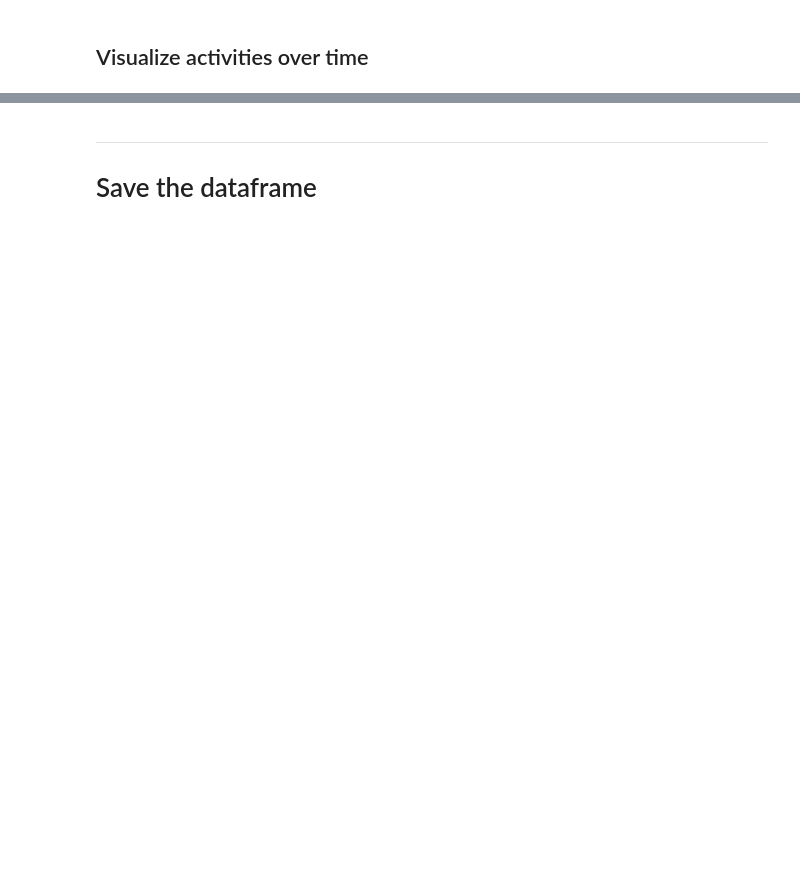
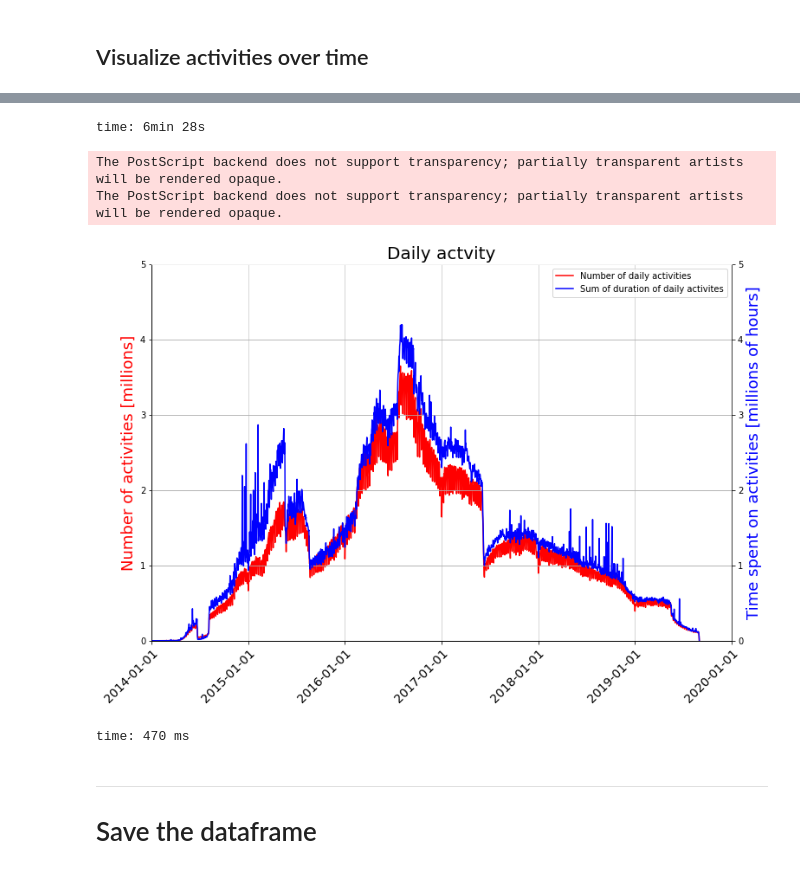
Before and after one commit to wojciechdk/Music_Spring_2021, a Jupyter notebook: documentation/notebooks/initial_statistics.ipynb, the cells around one changed output, grey strips where cells are left out. Drawn from its saved outputs; the diff is of its cells as text; code cells hidden in the pictures; blank space fills up the shorter version.

```diff
--- a/documentation/notebooks/initial_statistics.ipynb
+++ b/documentation/notebooks/initial_statistics.ipynb
@@ -44,3 +146,9 @@ time: 43.4 s
+# %%
+df = (
+    df
+    .withColumnRenamed('track_id', 'track_spotify_uri')
+    .withColumnRenamed('track_uri', 'track_sony_path')
+)
 # %% [markdown]
 ## Count the rows
 # %%
@@ -153,14 +284,16 @@ df_activity_stats.limit(100).toPandas().head(10)
 # price_histogram = df_listings_rome.select('price').rdd.flatMap(lambda x: x).histogram(buckets)
 
 def get_column(df, column_name):
-    return df_activity_stats.select(column_name).rdd.flatMap(lambda x: x).collect()
+    return df.select(column_name).rdd.flatMap(lambda x: x).collect()
 
 date = get_column(df_activity_stats, 'activity_date')
 n_activities = get_column(df_activity_stats, 'n_activities')
 duration_sum = get_column(df_activity_stats, 'activity_duration_sum')
+# %% [output]
+time: 6min 28s
 # %%
 # Create a figure and axes for the plot.
-figure, axes_left = empty_figure()
+figure, axes_left = w.empty_figure()
 
 # Create a twin axes for two different y-axes on the same plot.
 axes_right = axes_left.twinx()
@@ -173,7 +306,6 @@ plot_left = axes_left.plot(date, np.array(n_activities) / 1e6,
 plot_right = axes_right.plot(date, np.array(duration_sum) / (3600 * 1e6),
                          color='blue',
                          label='Sum of duration of daily activites')
-
 
 # Set titles and labels.
 title = axes_left.set_title('Daily actvity')
@@ -188,34 +320,43 @@ plot = plt.setp(axes_left.get_xticklabels(),
                 rotation=45,
                 ha="right",
                 va='top',
                 rotation_mode="anchor",
                 fontsize=14)
 
 # Set limits
 y_lim_left = axes_left.set_ylim((0, 5))
 y_lim_right = axes_right.set_ylim((0, 5))
 
 # Set layout
 axes = figure.axes
 for ax in axes:
     ax.spines['top'].set_color('white')
     ax.set_facecolor("white")
     ax.xaxis.label.set_fontsize(18)
     ax.yaxis.label.set_fontsize(18)
     ax.title.set_fontsize(20)
 
+axes_left.yaxis.label.set_color('red')
+axes_right.yaxis.label.set_color('blue')
+
 # Set grid
 axes_left.xaxis.grid(which="both", linewidth=0.5)
 axes_left.yaxis.grid(which="both", linewidth=0.5)
 axes_right.grid(None)
 
 # Add a legend
 all_plots = plot_left + plot_right
 all_labels = [plot.get_label() for plot in all_plots]
 legend = axes_left.legend(all_plots, all_labels, loc=0)
 
 # Save the figure
-figure.savefig(Config.Path.)
+# t.save_plot('daily_activity_vs_time')
+figure.savefig(Config.Path.report_images_root / 'daily_activity_vs_time.eps')
+# %% [output]
+The PostScript backend does not support transparency; partially transparent artists will be rendered opaque.
+The PostScript backend does not support transparency; partially transparent artists will be rendered opaque.
+[figure, added]
+time: 470 ms
 # %% [markdown]
 <hr style="border:2px solid black"></hr>
 
```
Also changed, not shown: parts of 22 cells of this notebook, 5 other files.
